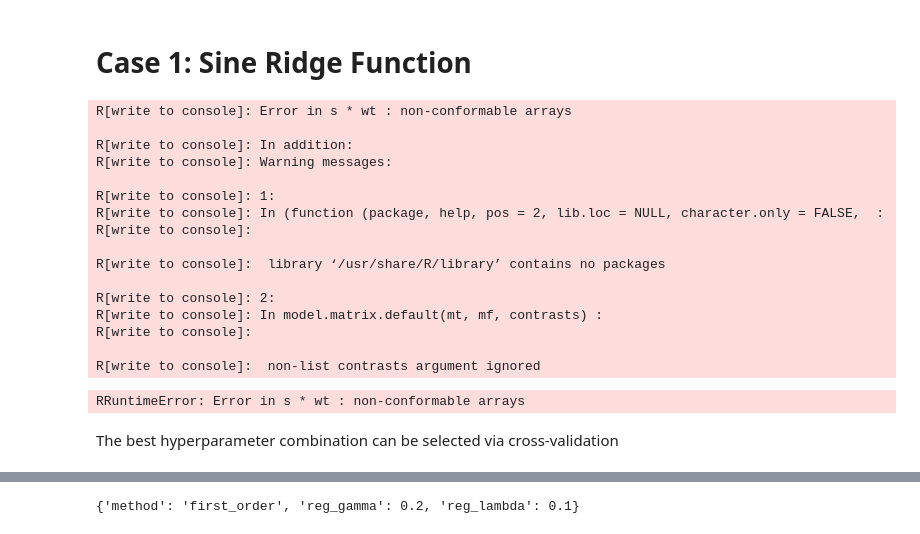
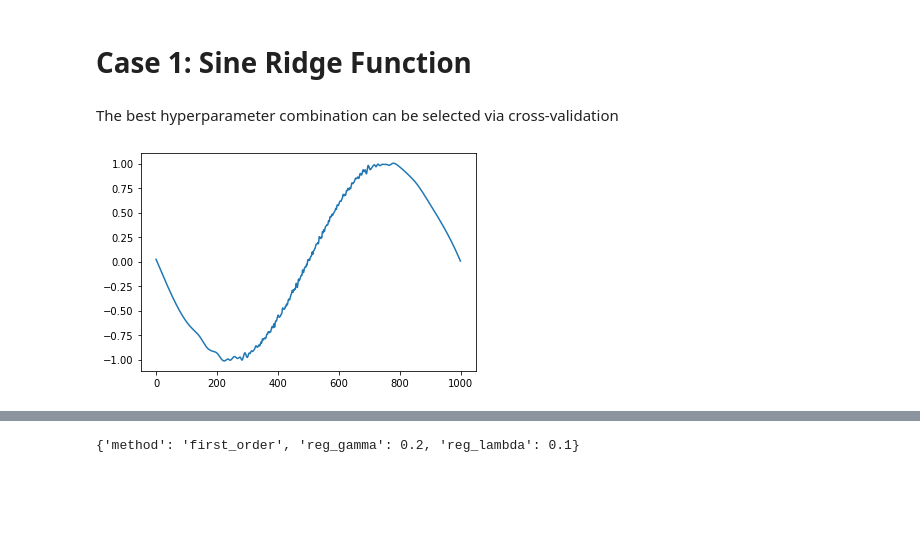
Before and after one commit to ZebinYang/pysim, a Jupyter notebook: example/SIM Regression by Stein's Method.ipynb, the cells around one changed output, grey strips where cells are left out. Saved outputs shown, nothing was run; the diff lists cells and outputs as text; code cells hidden in the pictures; blank space fills up the shorter version.

```diff
--- a/example/SIM Regression by Stein's Method.ipynb
+++ b/example/SIM Regression by Stein's Method.ipynb
@@ -86,49 +85,10 @@ x = np.dot(x, beta)
 clf = SimRegressor(spline="smoothing_spline", random_state=0)
-# %%
-import pandas as pd
-
-from rpy2 import robjects as ro
-from rpy2.robjects import Formula
-from rpy2.robjects.packages import importr
-from rpy2.robjects import numpy2ri, pandas2ri
-
-numpy2ri.activate()
-pandas2ri.activate()
-gam = importr("gam")
-
-clf._validate_hyperparameters()
-
-n_samples = x.shape[0]
-sample_weight = np.ones(n_samples)
-
-unique_num = len(np.unique(x.round(decimals=6)))
-
-gamfit = gam.gam(Formula('y ~ s(x, spar=%f)'% (0.1)), data=pd.DataFrame({"x":x, "y":y}),
-                 family="gaussian", weights=pd.DataFrame({"x":x, "y":y})ro.r("data.frame")(w=sample_weight)["w"])
-xgrid = np.linspace(-1, 1, 1000)
-pred = gam.predict_Gam(gamfit, pd.DataFrame({"x":xgrid}), type="response")
-plt.plot(pred)
-plt.show()
-# %% [output]
-R[write to console]: Error in s * wt : non-conformable arrays
-
-R[write to console]: In addition:
-R[write to console]: Warning messages:
-
-R[write to console]: 1:
-R[write to console]: In (function (package, help, pos = 2, lib.loc = NULL, character.only = FALSE,  :
-R[write to console]:
-
-R[write to console]:  library ‘/usr/share/R/library’ contains no packages
-
-R[write to console]: 2:
-R[write to console]: In model.matrix.default(mt, mf, contrasts) :
-R[write to console]:
-
-R[write to console]:  non-list contrasts argument ignored
-RRuntimeError: Error in s * wt : non-conformable arrays
 # %% [markdown]
 The best hyperparameter combination can be selected via cross-validation
+# %%
+clf._validate_input()
+# %% [output]
+[figure, added]
 # %%
 %%time
 
```
Also changed, not shown: parts of 4 cells of this notebook, 1 other file.
